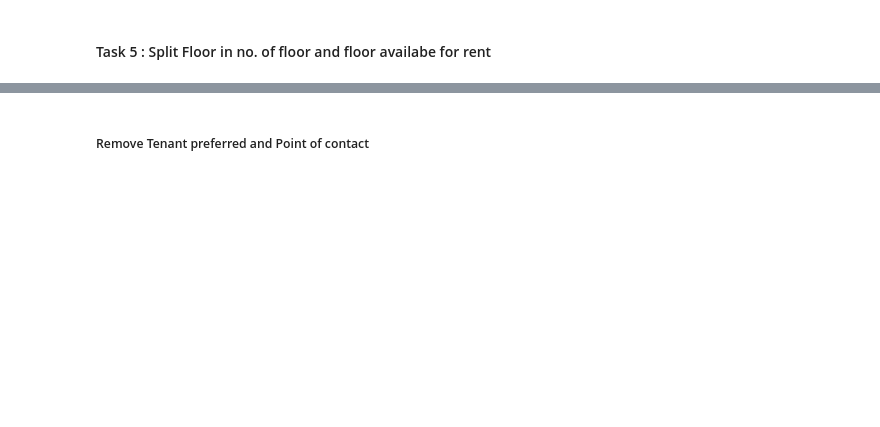
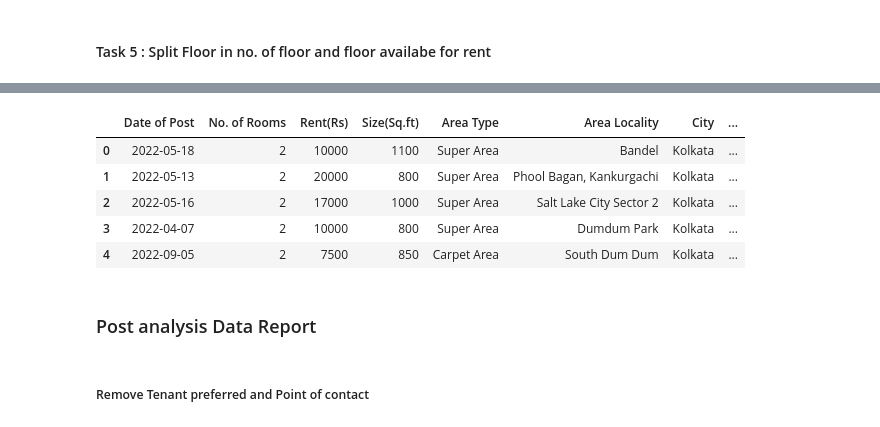
Before and after one commit to Elisha-George/Rent-Prediction__Using-Data-Science, a Jupyter notebook: IDS_Pandas_File.ipynb, the cells around one changed output, grey strips where cells are left out. Drawn from its saved outputs; the diff is of its cells as text; code cells hidden in the pictures; blank space fills up the shorter version.

Commit message:
Pre analysis Reort and Prepration completed

```diff
--- a/IDS_Pandas_File.ipynb
+++ b/IDS_Pandas_File.ipynb
@@ -196,2 +208,5 @@ all_data.head()
 # %% [markdown]
 #### Task 5 : Split Floor in no. of floor and floor availabe for rent
+# %%
+all_data['Floor Number'] = all_data['Floor'].str[0]
+all_data.head()
@@ -197,0 +220,7 @@ all_data.head()
+# %%
+# all_data['Total Floors'] = all_data['Floor'].str[-1]
+# This can Also be used
+
+# Trying New Method
+all_data['Total Floors'] = all_data['Floor'].apply(lambda x: str(x).split()[-1])
+all_data.head()
@@ -197,0 +237,15 @@ all_data.head()
+# %%
+# Change Ground to 0
+
+all_data['Floor Number'] = all_data['Floor Number'].replace(['G'],0)
+# %%
+all_data.head()
+# %% [output]
+|  | Date of Post | No. of Rooms | Rent(Rs) | Size(Sq.ft) | Area Type | Area Locality | City | ... |
+| 0 | 2022-05-18 | 2 | 10000 | 1100 | Super Area | Bandel | Kolkata | ... |
+| 1 | 2022-05-13 | 2 | 20000 | 800 | Super Area | Phool Bagan, Kankurgachi | Kolkata | ... |
+| 2 | 2022-05-16 | 2 | 17000 | 1000 | Super Area | Salt Lake City Sector 2 | Kolkata | ... |
+| 3 | 2022-04-07 | 2 | 10000 | 800 | Super Area | Dumdum Park | Kolkata | ... |
+| 4 | 2022-09-05 | 2 | 7500 | 850 | Carpet Area | South Dum Dum | Kolkata | ... |
+# %% [markdown]
+### Post analysis Data Report
```
Also changed, not shown: parts of 9 cells of this notebook, 2 other files.
